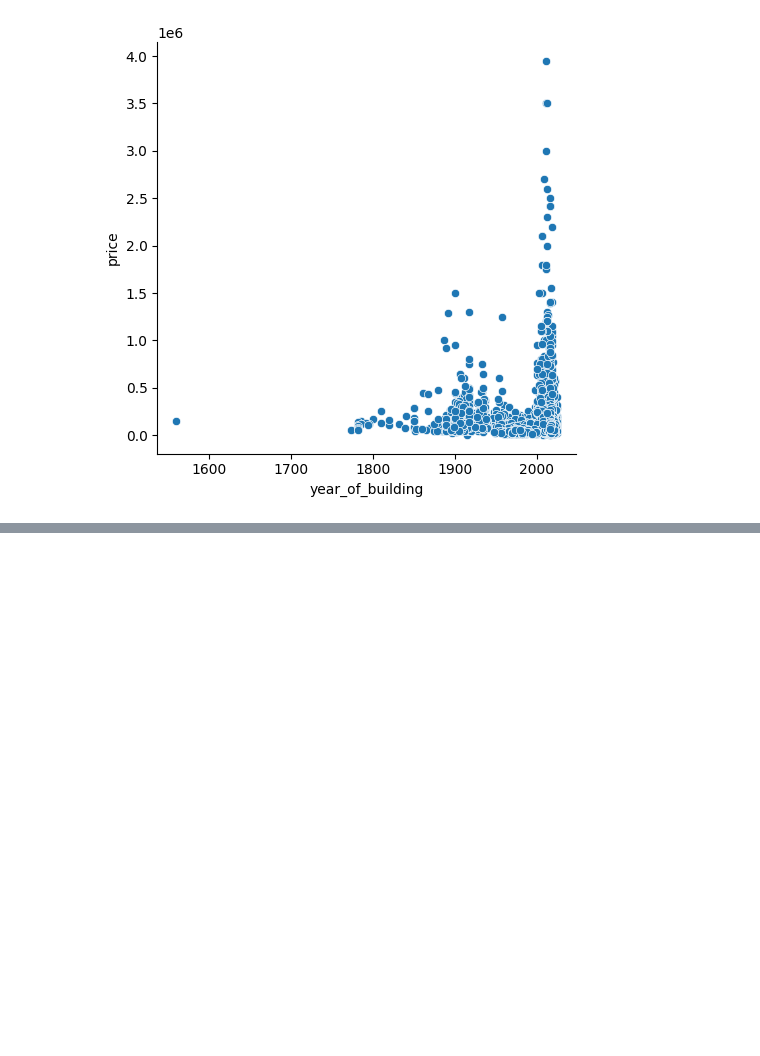
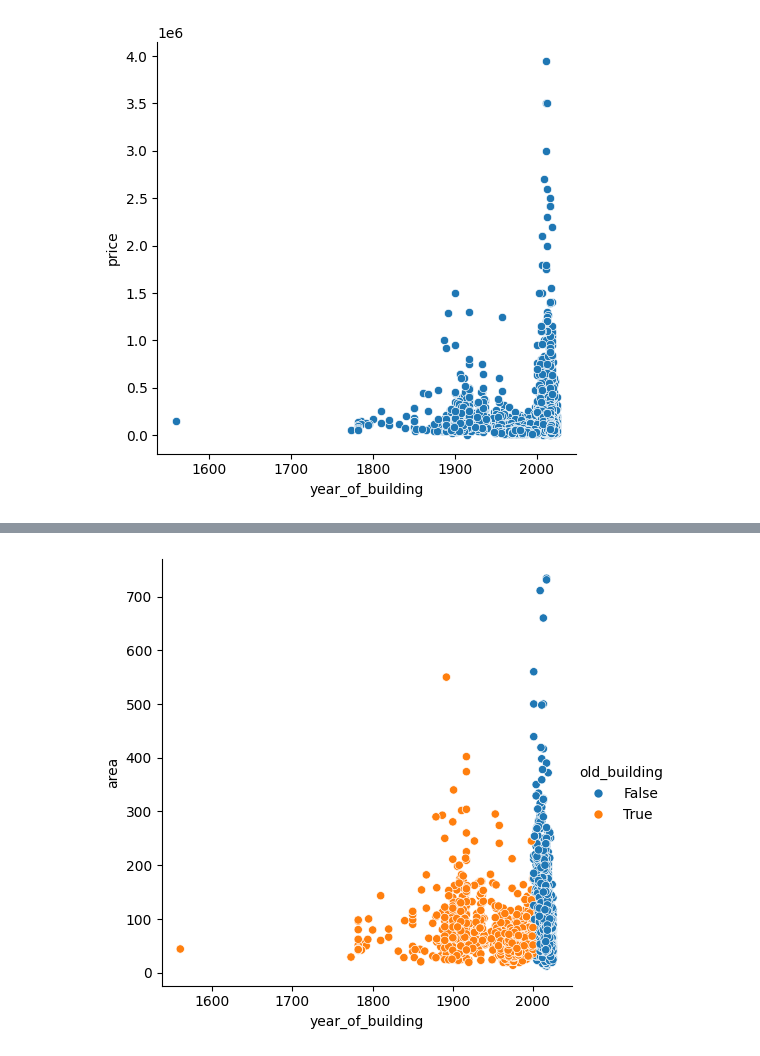
Before and after one commit to YESosnovska/apartaments-prices-analysis, a Jupyter notebook: plotting.ipynb, the cells around one changed output, grey strips where cells are left out. Cells and saved outputs as stored; diff of their text form; code cells hidden in the pictures; blank space fills up the shorter version.

Commit message:
add area vs year_of_building and area vs is old_building plots

```diff
--- a/plotting.ipynb
+++ b/plotting.ipynb
@@ -20,4 +20,8 @@ plt.show()
 # %% [output]
 [figure]
 # %%
+# Are new flats tend to be bigger?
+
+sns.relplot(data=flats, x="year_of_building", y="area", hue="old_building")
+plt.show()
 # %% [output]
@@ -25,0 +28 @@ plt.show()
+[figure, added]
```
Also changed, not shown: parts of 2 cells of this notebook.
